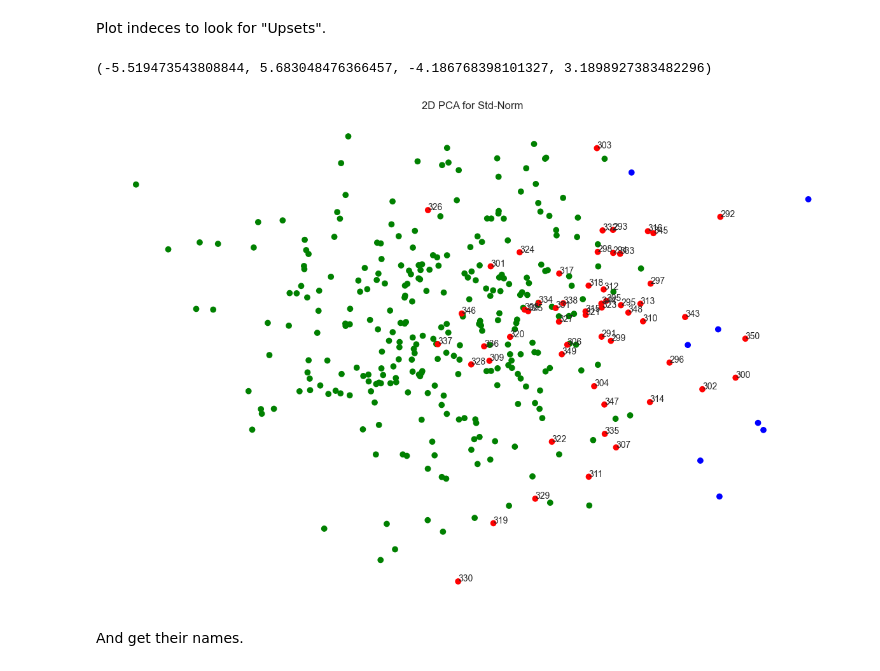
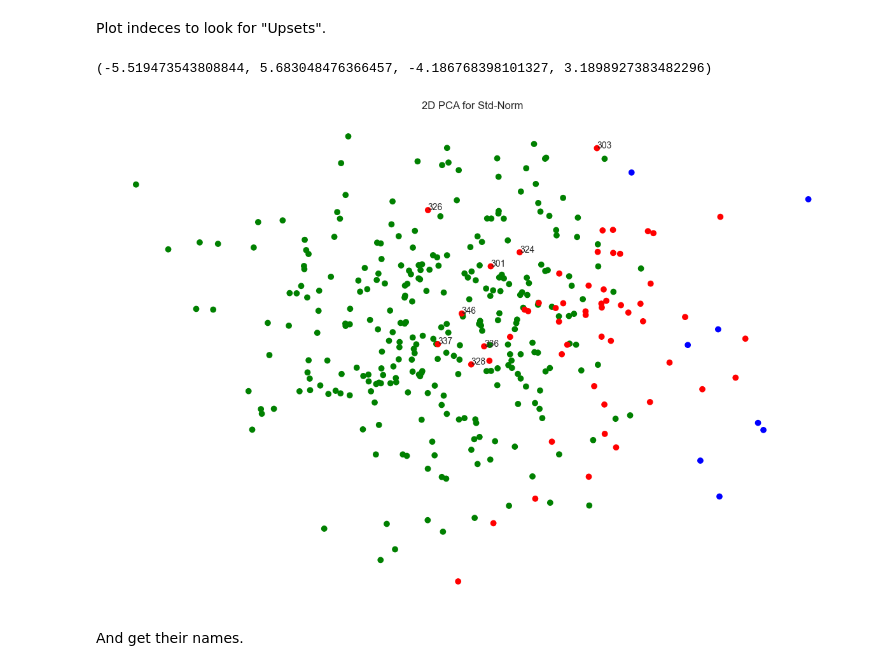
Before and after one commit to peetceenatoo/ncaa-mining, a Jupyter notebook: Scripts/Python/pca.ipynb, the cells around one changed output. Drawn from its saved outputs; the diff is of its cells as text; code cells hidden in the pictures.

```diff
--- a/Scripts/Python/pca.ipynb
+++ b/Scripts/Python/pca.ipynb
@@ -272,23 +272,23 @@ Plot indeces to look for "Upsets".
 # %%
 # Plot the data in 2D and 3D
 fig = plt.figure(figsize=(15, 10))  # Adjust the figure width as needed
 
 # 2D plot
 ax1 = fig.add_subplot(111)
 ax1.scatter(pc1[:, 0], pc1[:, 1], c=c)
 ax1.set_xlabel('PC1')
 ax1.set_ylabel('PC2')
 ax1.set_title('2D PCA for Std-Norm')
 
 # For the red points, plot the index in the dataset
 for i in range(len(c)):
-    if c[i] == 'red':
+    if i in [301, 303, 324, 326, 328, 336, 337, 346]:
         ax1.text(pc1[i, 0], pc1[i, 1], str(i))
 
 plt.axis('off')
 # %% [output]
 (-5.519473543808844, 5.683048476366457, -4.186768398101327, 3.1898927383482296)
-[figure, old version]
+[figure, new version]
 # %% [markdown]
 And get their names.
 # %%
```
